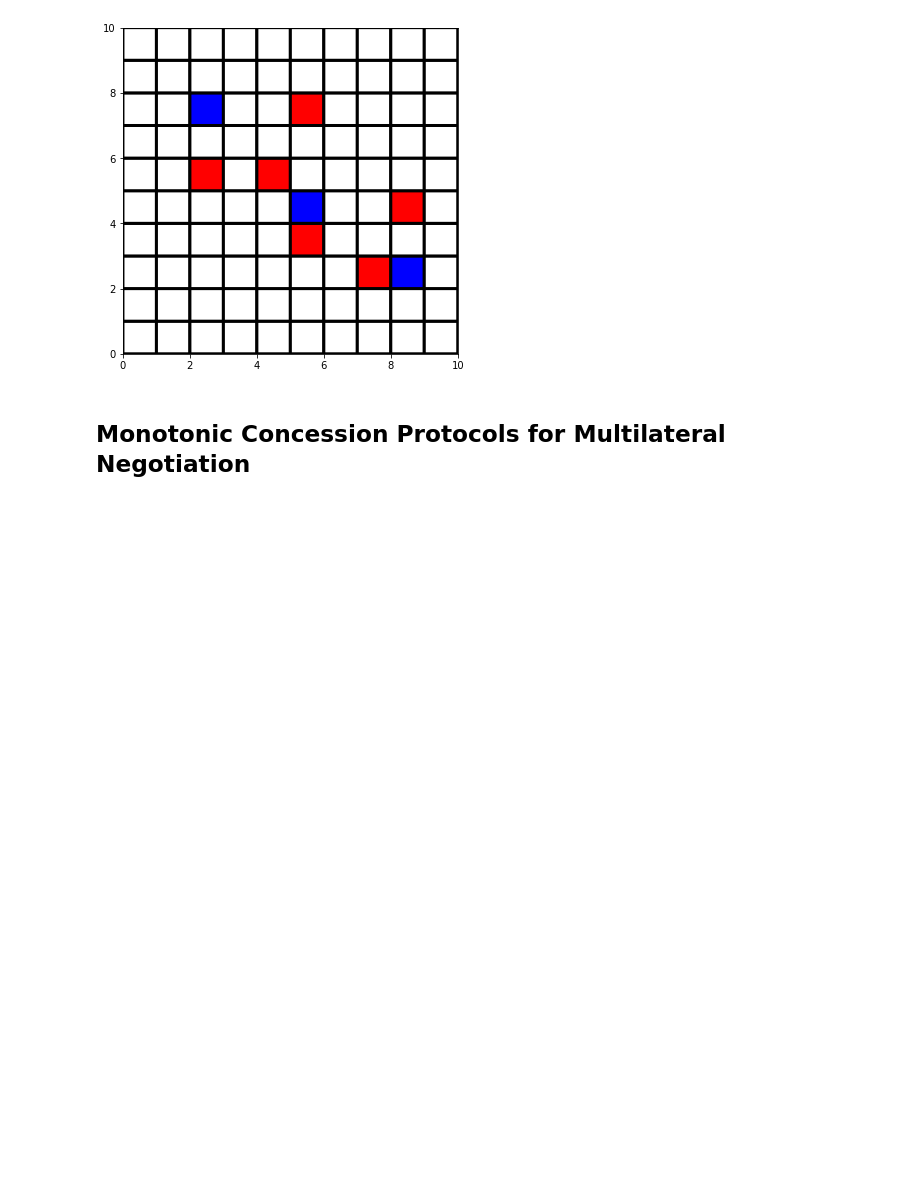
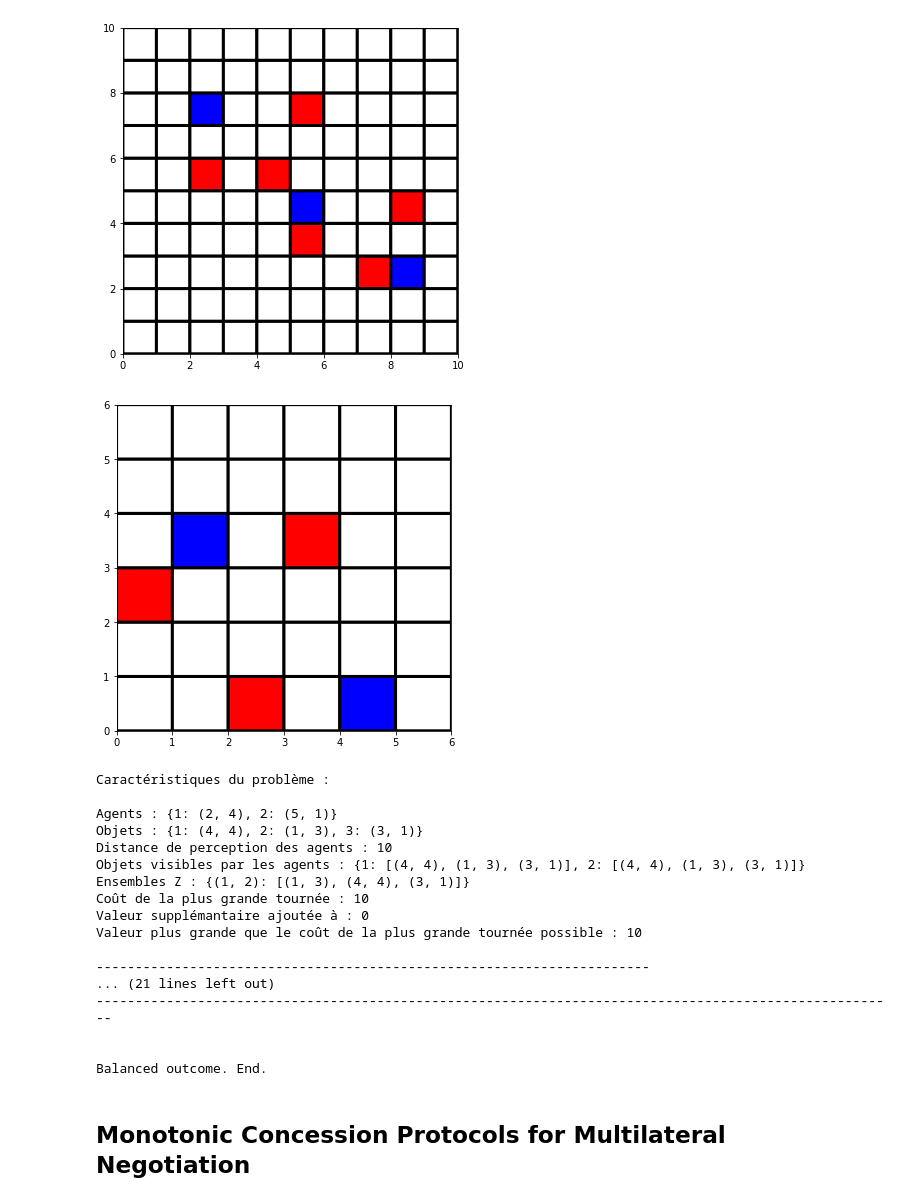
Before and after one commit to Jean-BaptisteLy/Negotiation, a Jupyter notebook: Mini-projet.ipynb, the cells around one changed output. Saved outputs shown, nothing was run; the diff lists cells and outputs as text; code cells hidden in the pictures; blank space fills up the shorter version.

```diff
--- a/Mini-projet.ipynb
+++ b/Mini-projet.ipynb
@@ -77,6 +76,33 @@ pamela.display_grid()
 res.negotiation(pamela,d,greaterValue)
 # %% [output]
 [figure]
+# %%
+hanna = env.World(6)
+agents = hanna.create_agents([(2,4),(5, 1)])
+objects = hanna.create_objects([(4,4),(1,3),(3,1)])
+d = 10
+greaterValue = 0
+hanna.display_grid()
+res.negotiation(hanna, d, greaterValue)
+# %% [output]
+[figure, added]
+Caractéristiques du problème :
+
+Agents : {1: (2, 4), 2: (5, 1)}
+Objets : {1: (4, 4), 2: (1, 3), 3: (3, 1)}
+Distance de perception des agents : 10
+Objets visibles par les agents : {1: [(4, 4), (1, 3), (3, 1)], 2: [(4, 4), (1, 3), (3, 1)]}
+Ensembles Z : {(1, 2): [(1, 3), (4, 4), (3, 1)]}
+Coût de la plus grande tournée : 10
+Valeur supplémantaire ajoutée à : 0
+Valeur plus grande que le coût de la plus grande tournée possible : 10
+
+-----------------------------------------------------------------------
+... (21 lines left out)
+-------------------------------------------------------------------------------------------------------
+
+
+Balanced outcome. End.
 # %% [markdown]
 ## Monotonic Concession Protocols for Multilateral Negotiation
 # %%
```
Also changed, not shown: parts of 1 cell of this notebook.
